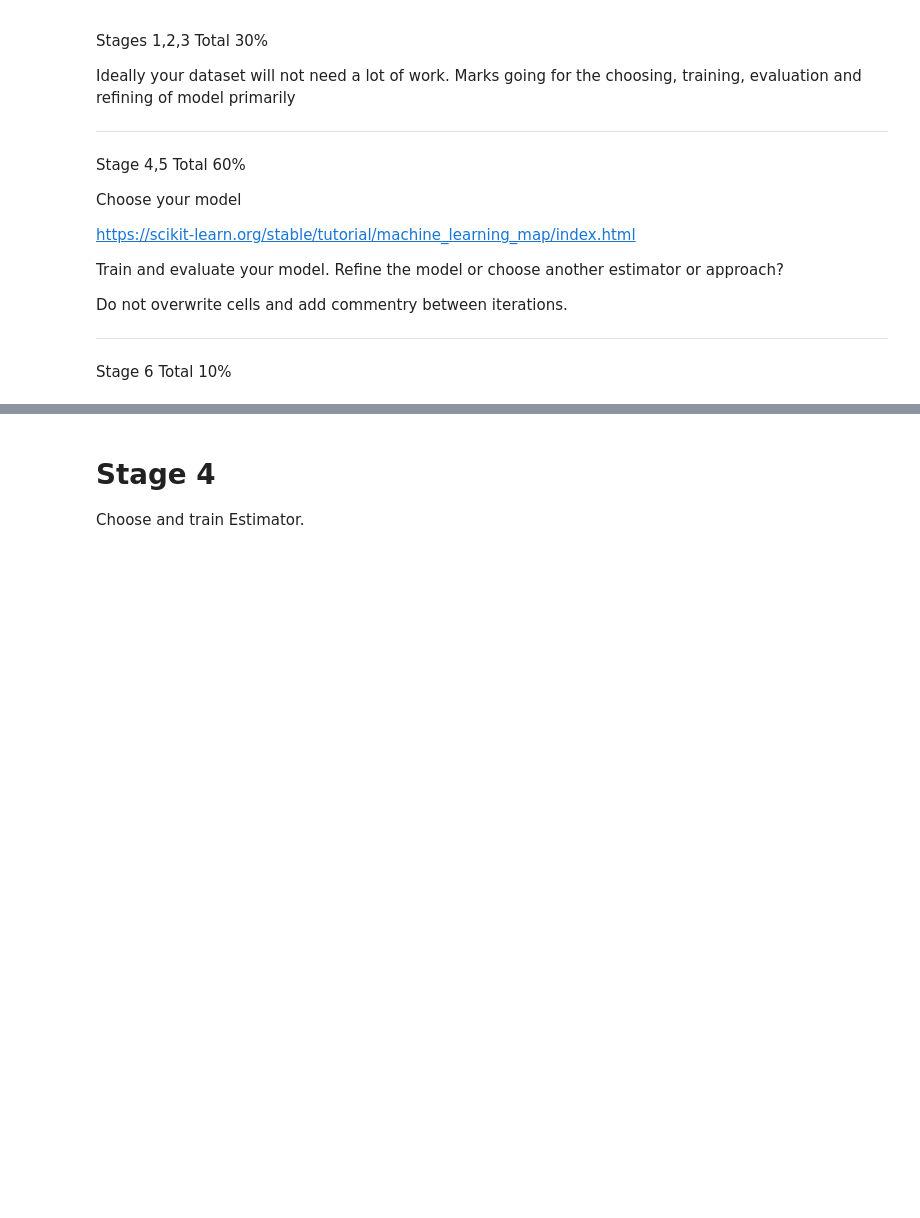
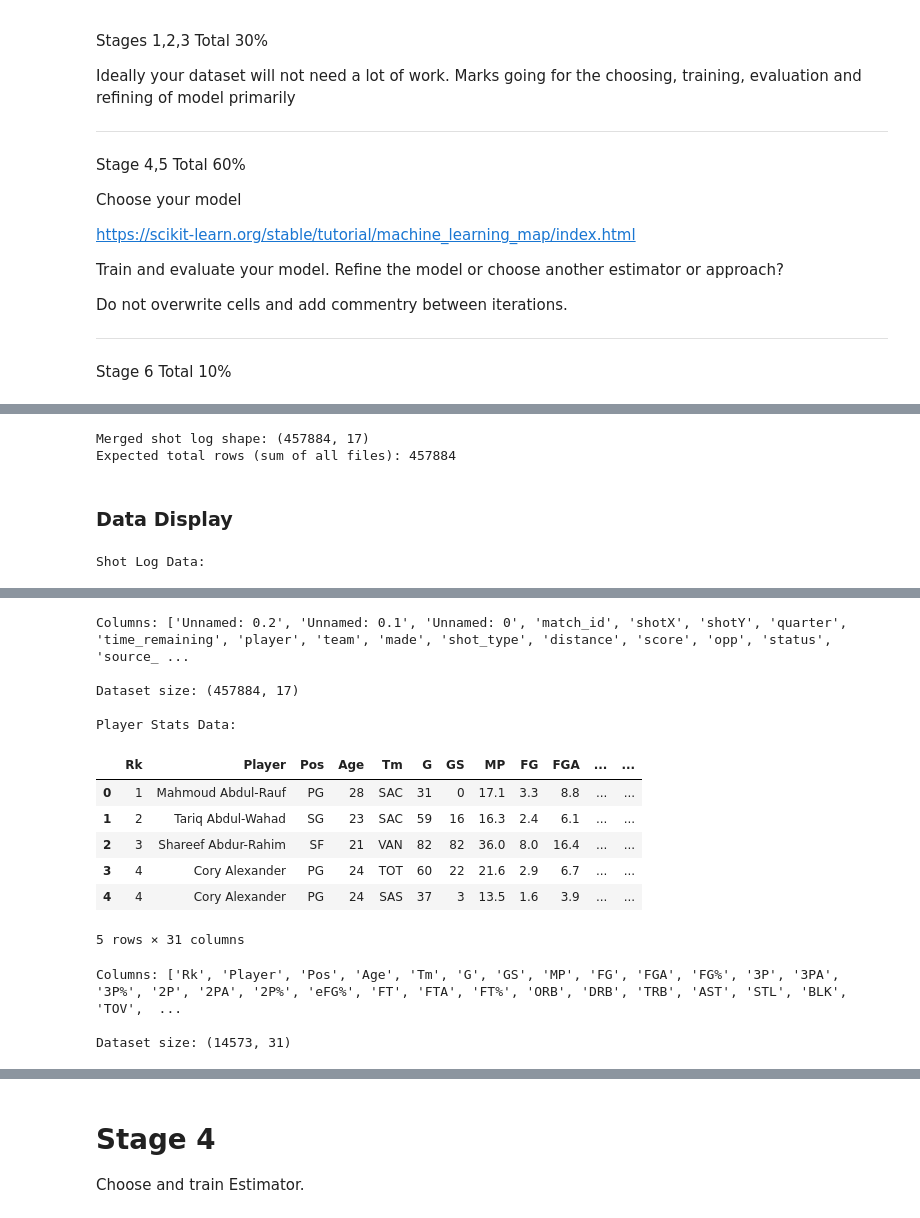
Before and after one commit to Henry-0810/Artificial-Intelligence, a Jupyter notebook: NBA_Shot_Prediction.ipynb, the cells around one changed output, grey strips where cells are left out. Saved outputs shown, nothing was run; the diff lists cells and outputs as text; code cells hidden in the pictures; blank space fills up the shorter version.

```diff
--- a/NBA_Shot_Prediction.ipynb
+++ b/NBA_Shot_Prediction.ipynb
@@ -97,0 +102,36 @@ Cleaning the data, linking datasets etc..
+# %%
+files_all = sorted(glob("/content/drive/MyDrive/Data_Science_Project/shots_by_date/*.csv"))
+
+shot_dfs = []
+for file in files_all:
+    df = pd.read_csv(file)
+    df['source_file'] = os.path.basename(file)
+    shot_dfs.append(df)
+
+shot_df = pd.concat(shot_dfs, ignore_index=True)
+
+shot_df.to_csv("/content/drive/MyDrive/Data_Science_Project/merged_shots_2017_2019.csv", index=False)
+print("Merged shot log shape:", shot_df.shape)
+
+row_counts = [pd.read_csv(f).shape[0] for f in files_all]
+print("Expected total rows (sum of all files):", sum(row_counts))
+# %% [output]
+Merged shot log shape: (457884, 17)
+Expected total rows (sum of all files): 457884
+# %% [markdown]
+### Data Display
+# %%
+shot_df = pd.read_csv('/content/drive/MyDrive/Data_Science_Project/merged_shots_2017_2019.csv')
+player_df = pd.read_csv('/content/drive/MyDrive/Data_Science_Project/NBA_Player_Stats.csv')
+# %%
+print("Shot Log Data:")
+display(shot_df.head())
+print("\nColumns:", shot_df.columns.tolist())
+print("\nDataset size:", shot_df.shape)
+
+print("\nPlayer Stats Data:")
+display(player_df.head())
+print("\nColumns:", player_df.columns.tolist())
+print("\nDataset size:", player_df.shape)
+# %% [output]
+Shot Log Data:
@@ -97,0 +144,15 @@ Cleaning the data, linking datasets etc..
+Columns: ['Unnamed: 0.2', 'Unnamed: 0.1', 'Unnamed: 0', 'match_id', 'shotX', 'shotY', 'quarter', 'time_remaining', 'player', 'team', 'made', 'shot_type', 'distance', 'score', 'opp', 'status', 'source_ ...
+
+Dataset size: (457884, 17)
+
+Player Stats Data:
+|  | Rk | Player | Pos | Age | Tm | G | GS | MP | FG | FGA | ... | ... |
+| 0 | 1 | Mahmoud Abdul-Rauf | PG | 28 | SAC | 31 | 0 | 17.1 | 3.3 | 8.8 | ... | ... |
+| 1 | 2 | Tariq Abdul-Wahad | SG | 23 | SAC | 59 | 16 | 16.3 | 2.4 | 6.1 | ... | ... |
+| 2 | 3 | Shareef Abdur-Rahim | SF | 21 | VAN | 82 | 82 | 36.0 | 8.0 | 16.4 | ... | ... |
+| 3 | 4 | Cory Alexander | PG | 24 | TOT | 60 | 22 | 21.6 | 2.9 | 6.7 | ... | ... |
+| 4 | 4 | Cory Alexander | PG | 24 | SAS | 37 | 3 | 13.5 | 1.6 | 3.9 | ... | ... |
+5 rows × 31 columns
+Columns: ['Rk', 'Player', 'Pos', 'Age', 'Tm', 'G', 'GS', 'MP', 'FG', 'FGA', 'FG%', '3P', '3PA', '3P%', '2P', '2PA', '2P%', 'eFG%', 'FT', 'FTA', 'FT%', 'ORB', 'DRB', 'TRB', 'AST', 'STL', 'BLK', 'TOV',  ...
+
+Dataset size: (14573, 31)
```
Also changed, not shown: parts of 21 cells of this notebook.
